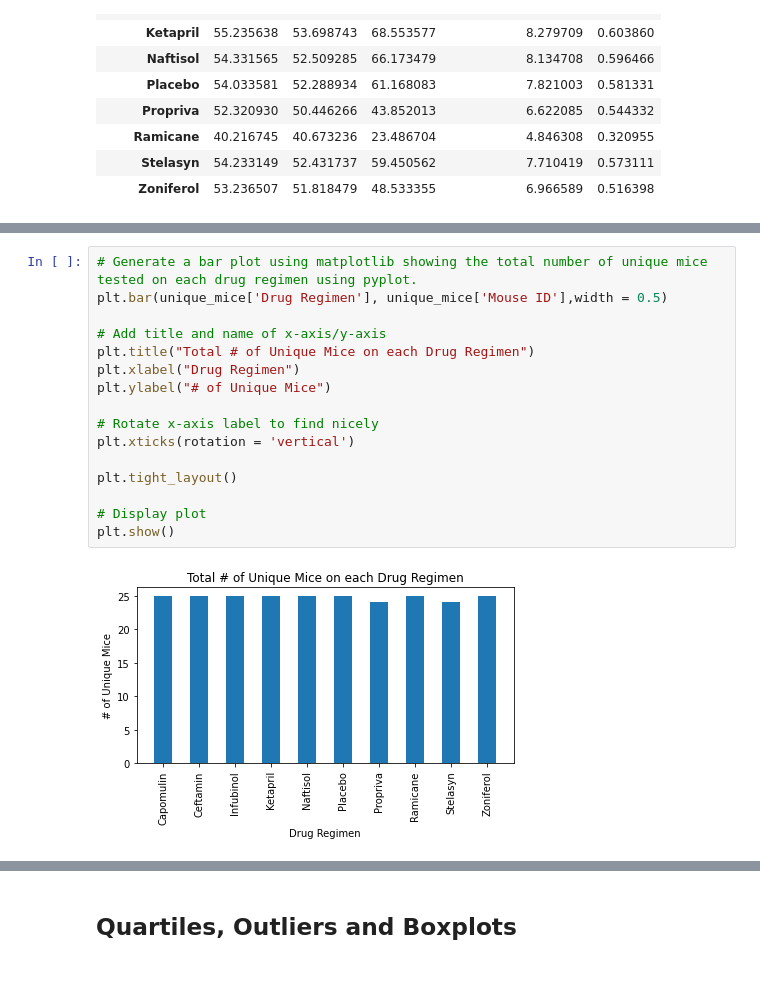
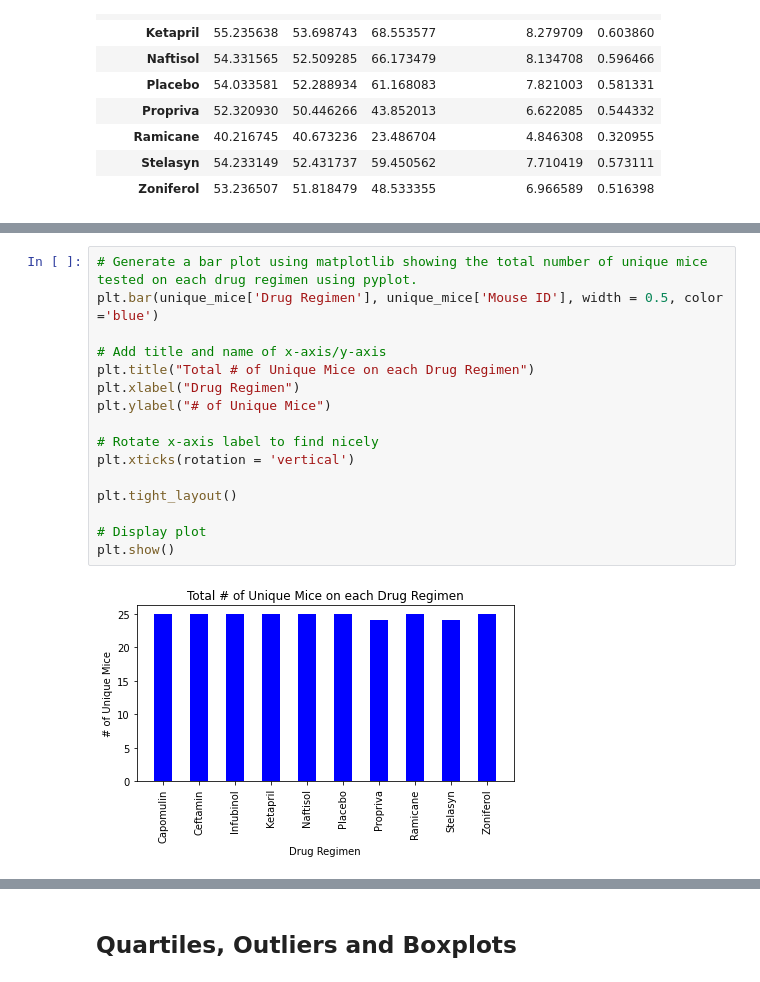
Before and after one commit to beckyydo/UofT-SCS, a Jupyter notebook: HW 5/matplotlib-challenge/pymaceuticals_starter.ipynb, the cells around one changed output, grey strips where cells are left out. Drawn from its saved outputs; the diff is of its cells as text.

```diff
--- a/HW 5/matplotlib-challenge/pymaceuticals_starter.ipynb
+++ b/HW 5/matplotlib-challenge/pymaceuticals_starter.ipynb
@@ -198,21 +198,21 @@ plt.show()
 # %%
 # Generate a bar plot using matplotlib showing the total number of unique mice tested on each drug regimen using pyplot.
-plt.bar(unique_mice['Drug Regimen'], unique_mice['Mouse ID'],width = 0.5)
+plt.bar(unique_mice['Drug Regimen'], unique_mice['Mouse ID'], width = 0.5, color ='blue')
 
 # Add title and name of x-axis/y-axis
 plt.title("Total # of Unique Mice on each Drug Regimen")
 plt.xlabel("Drug Regimen")
 plt.ylabel("# of Unique Mice")
 
 # Rotate x-axis label to find nicely
 plt.xticks(rotation = 'vertical')
 
 plt.tight_layout()
 
 # Display plot
 plt.show()
 # %% [output]
-[figure, old version]
+[figure, new version]
 # %%
 # Generate a pie plot showing the distribution of female versus male mice using pandas
 gender = clean_mouse.groupby('Mouse ID')['Sex'].min()
```
Also changed, not shown: parts of 9 cells of this notebook.
